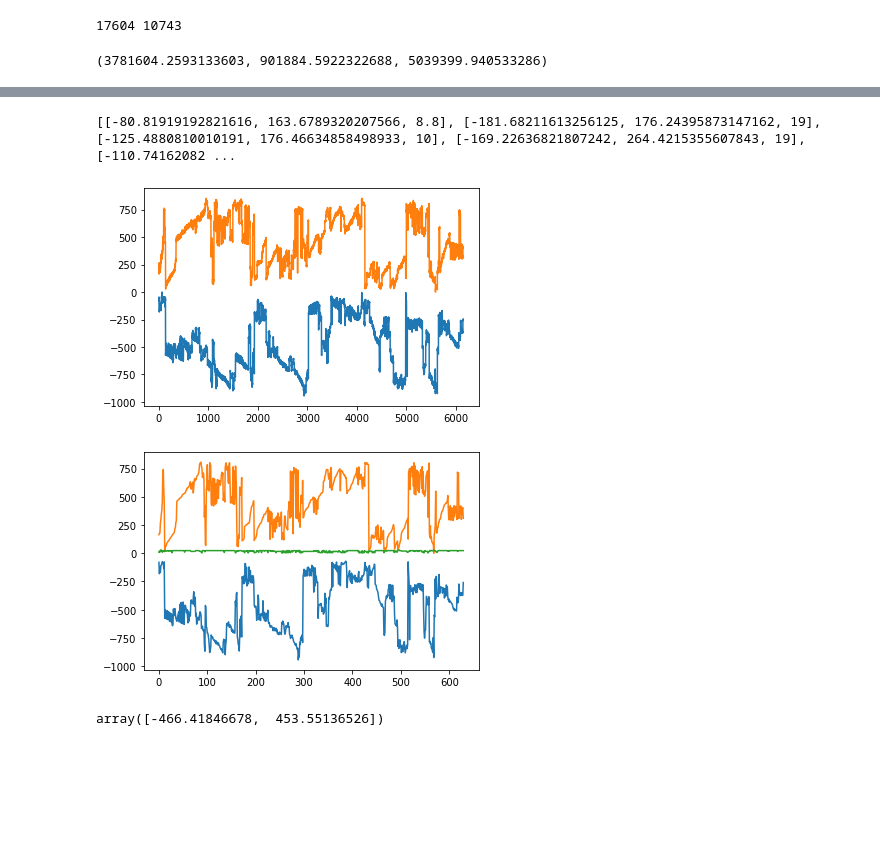
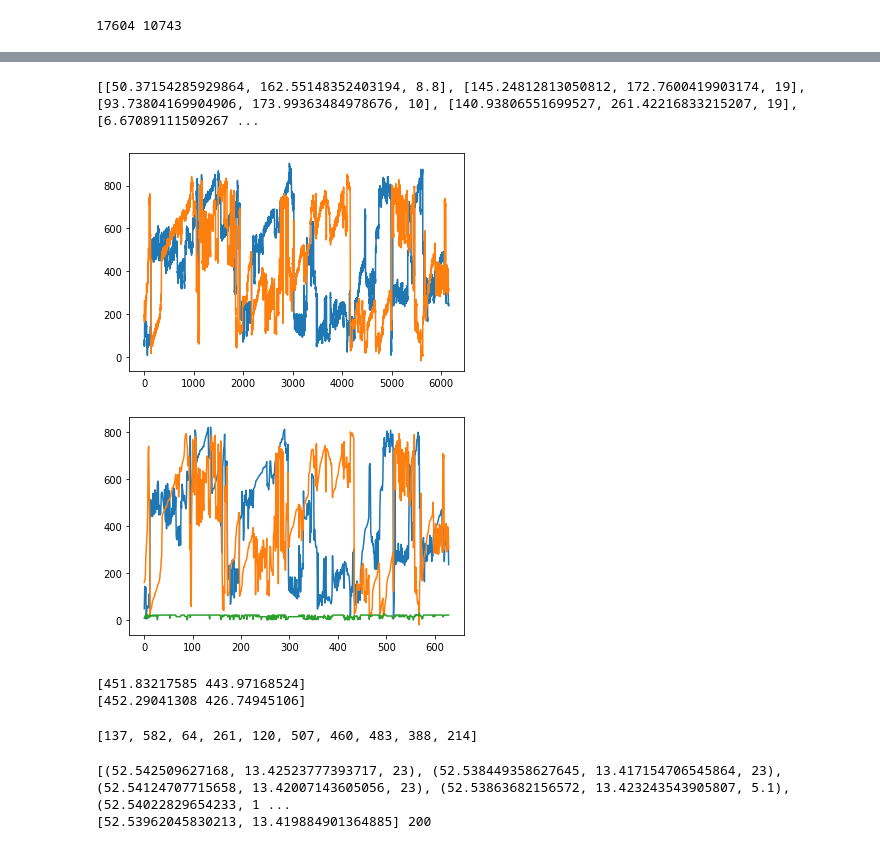
Before and after one commit to kazuyahirotsu/LoRaPos, a Jupyter notebook: simulation/flora_simulation/scripts/geojson2xml.ipynb, the cells around one changed output, grey strips where cells are left out. Drawn from its saved outputs; the diff is of its cells as text; code cells hidden in the pictures; blank space fills up the shorter version.

Commit message:
added 3d simulation results and analysis

```diff
--- a/simulation/flora_simulation/scripts/geojson2xml.ipynb
+++ b/simulation/flora_simulation/scripts/geojson2xml.ipynb
@@ -20,17 +20,6 @@ y = lat_to_y(latitude, zoom)
 print(x, y)
 # %% [output]
 17604 10743
-# %%
-# Convert GPS coordinates to Cartesian coordinates
-import pyproj
-
-def to_cartesian(lat, lon, alt):
-    x, y, z = pyproj.Transformer.from_crs(4979, 4978, always_xy=True).transform(lon, lat, alt)
-    return x, y, z
-
-to_cartesian(52.537443, 13.414041, 0)
-# %% [output]
-(3781604.2593133603, 901884.5922322688, 5039399.940533286)
 # %%
 # Show geojson map
 import folium
@@ -58,6 +47,7 @@ from xml.etree.ElementTree import Element, SubElement, tostring, ElementTree
 from xml.dom import minidom
 import pyproj
 import numpy as np
+from tqdm import tqdm
 
 # Radius of the Earth in km
 R = 6371
@@ -112,7 +102,7 @@ node_locations = []
 polygon_position = [] # for analysis
 
 # Loop through the features
-for feature in geojson['features']:
+for feature in tqdm(geojson['features']):
     # Only process polygons
     if feature['geometry']['type'] in ('Polygon', 'MultiPolygon'):
         # Create the object element
@@ -125,9 +115,9 @@ for feature in geojson['features']:
         shape_coords = []
         metric_coords = []
         for coords in get_points(feature['geometry']):
-            x, y = lat_lon_to_metric(coords[1], coords[0], min_lat, min_lon)
-            # x, y = to_cartesian(coords[1], coords[0])
-            # x, y = x-min_x, y-min_y
+            # x, y = lat_lon_to_metric(coords[1], coords[0], min_lat, min_lon)
+            x, y = to_cartesian(coords[1], coords[0])
+            x, y = x-min_x, y-min_y
             metric_coords.append([x, y])
             shape_coords.append(f"{x} {y} ")
 
@@ -152,44 +142,48 @@ xml_string = tostring(root)
 xml_pretty = minidom.parseString(xml_string).toprettyxml(indent="   ")
 
 # Write XML string to file
-with open('buildings.xml', 'w') as f:
+with open('buildings_pyproj.xml', 'w') as f:
     f.write(xml_pretty)
 
 #print(xml_pretty)
 print(node_locations)
 # %% [output]
-[[-80.81919192821616, 163.6789320207566, 8.8], [-181.68211613256125, 176.24395873147162, 19], [-125.4880810010191, 176.46634858498933, 10], [-169.22636821807242, 264.4215355607843, 19], [-110.74162082 ...
+[[50.37154285929864, 162.55148352403194, 8.8], [145.24812813050812, 172.7600419903174, 19], [93.73804169904906, 173.99363484978676, 10], [140.93806551699527, 261.42216833215207, 19], [6.67089111509267 ...
 # %%
 # Print node locations
 import matplotlib.pyplot as plt
 plt.plot(polygon_position)
 plt.show()
 plt.plot(node_locations)
 plt.show()
 
-np.mean(polygon_position, axis=0)
+print(np.mean(polygon_position, axis=0))
+print(np.max(polygon_position, axis=0)/2)
 # %% [output]
-[figure, old version]
+[figure, new version]
-[figure, old version]
+[figure, new version]
-array([-466.41846678,  453.55136526])
+[451.83217585 443.97168524]
+[452.29041308 426.74945106]
 # %%
 import random
 import math
 
-with open('node_locations_gw100m.txt', 'w') as f:
-    random.seed(10)
+random.seed(1)
+
+with open('node_locations_gw200m.txt', 'w') as f:
     node_num = 10
-    gw_x = -466
-    gw_y = 453
-    gw_z = 100
+    gw_x = 452
+    gw_y = 426
+    gw_z = 200
     f.write("**.loRaGW[0].**.initialX = " + str(gw_x) + "m\n")
     f.write("**.loRaGW[0].**.initialY = " + str(gw_y) + "m\n")
     f.write("**.loRaGW[0].**.initialZ = " + str(gw_z) + "m\n")
     locations = []
     distances = []
+    indexes = random.sample(range(len(node_locations)), node_num)
+    print(indexes)
     for i in range(node_num):
-        index = random.randrange(0,len(node_locations))
-        x, y, z = node_locations[index]
+        x, y, z = node_locations[indexes[i]]
         locations.append([x,y,z])
         distances.append(math.sqrt((gw_x-x)**2 + (gw_y-y)**2 + (gw_z-z)**2))
         f.write("**.loRaNodes[" + str(i) + "].**.initialX = " + str(x) + "m\n")
@@ -197,3 +191,28 @@ with open('node_locations_gw100m.txt', 'w') as f:
         f.write("**.loRaNodes[" + str(i) + "].**.initialZ = " + str(z) + "m\n")
     f.write(str(locations)+"\n")
     f.write(str(distances)+"\n")
+# %% [output]
+[137, 582, 64, 261, 120, 507, 460, 483, 388, 214]
+# %%
+# generate gps coordinates of each nodes for multilateration analysis
+import pyproj
+
+def to_gps(x, y, zone, hemisphere):
+    # define the coordinate systems
+    transformer = pyproj.Transformer.from_crs(f"epsg:326{zone if hemisphere == 'north' else zone + 100}", "epsg:4326")
+
+    lat, lon = transformer.transform(x, y)
+    return [lat, lon]
+
+zone = int((13.414041 + 180) / 6) + 1
+
+locations_gps = []
+for i in range(len(locations)):
+    location_gps = to_gps(locations[i][0]+min_x, locations[i][1]+min_y, zone, 'north')
+    location_gps.append(locations[i][2])
+    locations_gps.append(tuple(location_gps))
+print(locations_gps)
+print(to_gps(gw_x+min_x, gw_y+min_y, zone, 'north'), gw_z)
+# %% [output]
+[(52.542509627168, 13.42523777393717, 23), (52.538449358627645, 13.417154706545864, 23), (52.54124707715658, 13.42007143605056, 23), (52.53863682156572, 13.423243543905807, 5.1), (52.54022829654233, 1 ...
+[52.53962045830213, 13.419884901364885] 200
```
Also changed, not shown: parts of 1 cell of this notebook, 20 other files.
